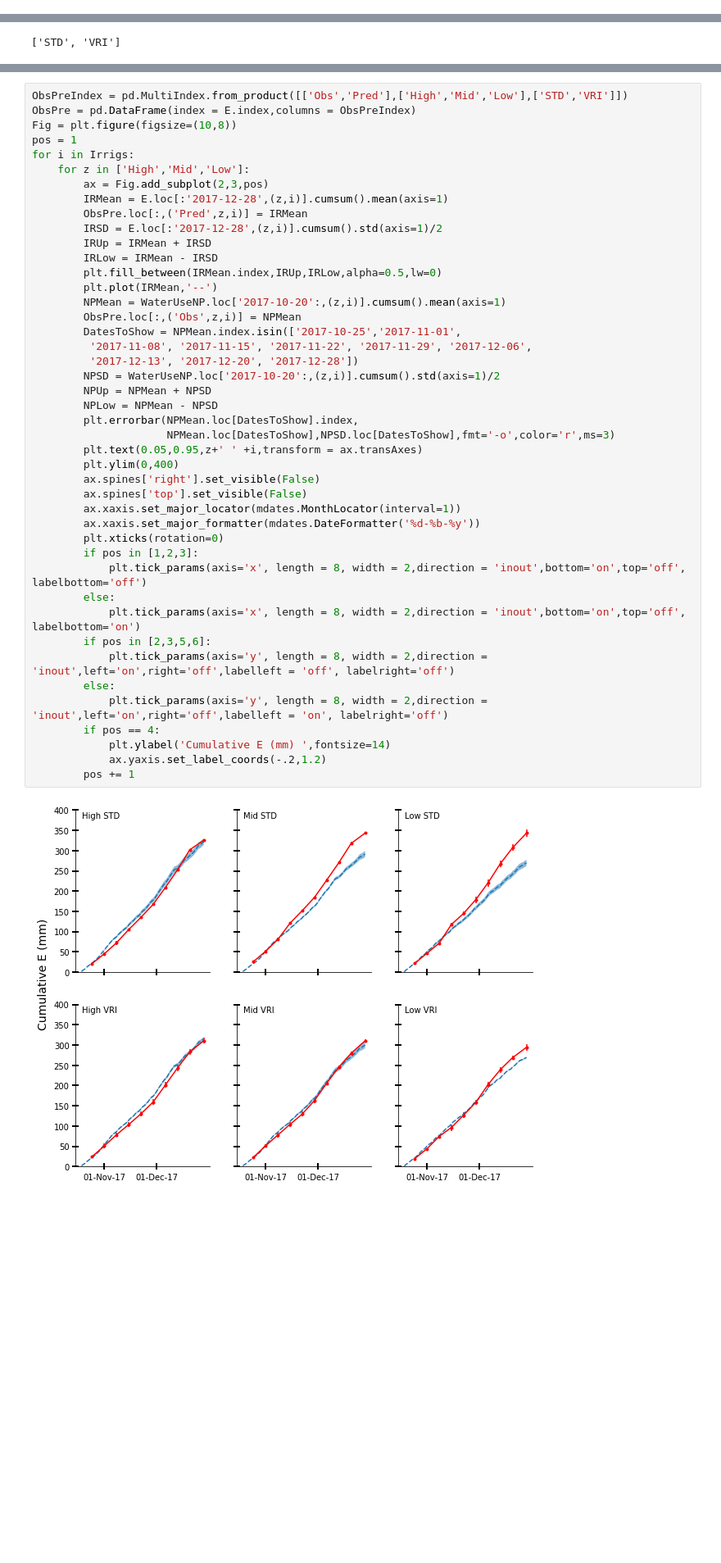
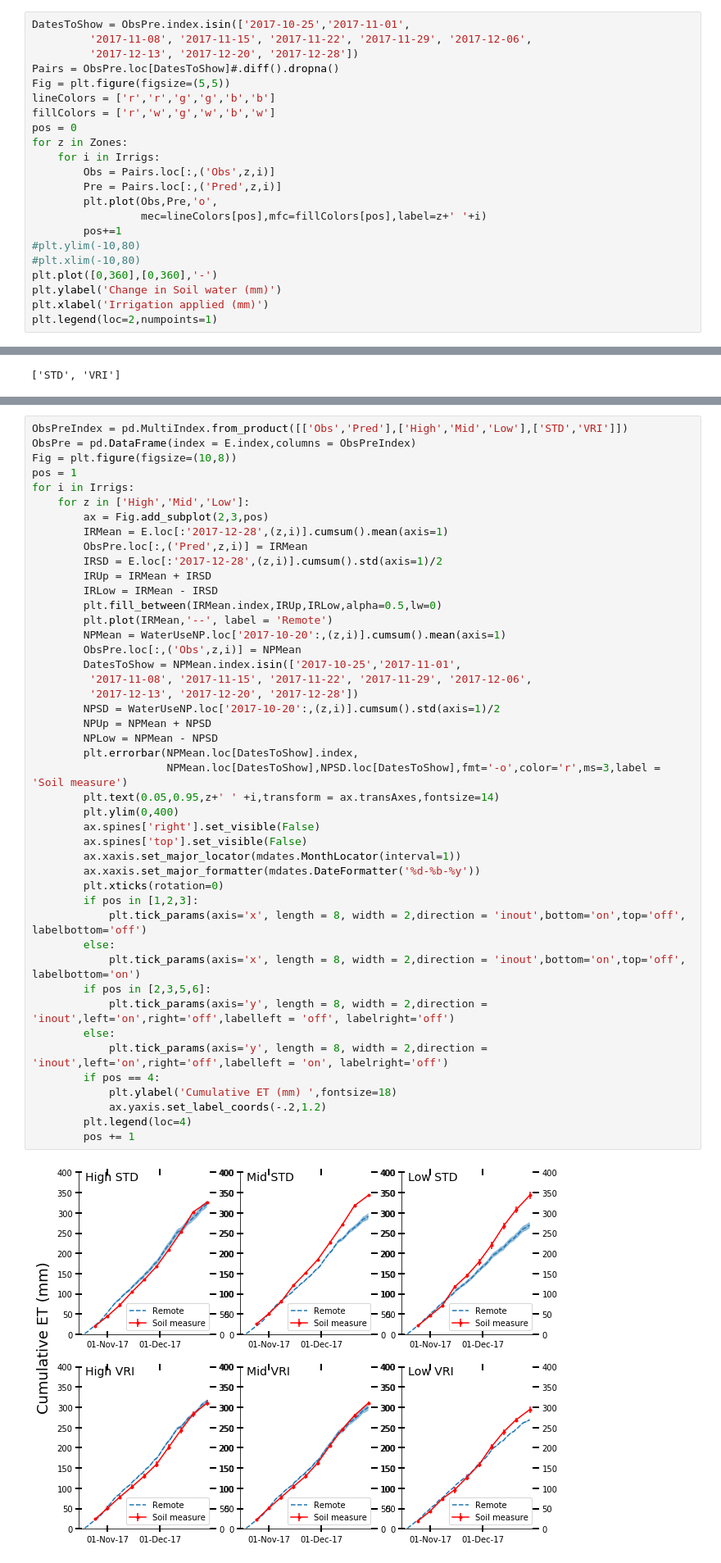
Before and after one commit to HamishBrownPFR/MVI, a Jupyter notebook: RA1.3/SoilWaterSummary.ipynb, the cells around one changed output, grey strips where cells are left out. Shown at 82% size. Saved outputs shown, nothing was run; the diff lists cells and outputs as text; blank space fills up the shorter version.

```diff
--- a/RA1.3/SoilWaterSummary.ipynb
+++ b/RA1.3/SoilWaterSummary.ipynb
@@ -432,0 +483,22 @@ Fig.savefig('K:\\CPDiary\\Data\\BaxtersMVI\\draft papers\\Submission versions\\r
+# %%
+DatesToShow = ObsPre.index.isin(['2017-10-25','2017-11-01',
+         '2017-11-08', '2017-11-15', '2017-11-22', '2017-11-29', '2017-12-06',
+         '2017-12-13', '2017-12-20', '2017-12-28'])
+Pairs = ObsPre.loc[DatesToShow]#.diff().dropna()
+Fig = plt.figure(figsize=(5,5))
+lineColors = ['r','r','g','g','b','b']
+fillColors = ['r','w','g','w','b','w']
+pos = 0
+for z in Zones:
+    for i in Irrigs:
+        Obs = Pairs.loc[:,('Obs',z,i)]
+        Pre = Pairs.loc[:,('Pred',z,i)]
+        plt.plot(Obs,Pre,'o',
+                 mec=lineColors[pos],mfc=fillColors[pos],label=z+' '+i)
+        pos+=1
+#plt.ylim(-10,80)
+#plt.xlim(-10,80)
+plt.plot([0,360],[0,360],'-')
+plt.ylabel('Change in Soil water (mm)')
+plt.xlabel('Irrigation applied (mm)')
+plt.legend(loc=2,numpoints=1)
@@ -468,38 +538,39 @@ for i in Irrigs:
         IRUp = IRMean + IRSD
         IRLow = IRMean - IRSD
         plt.fill_between(IRMean.index,IRUp,IRLow,alpha=0.5,lw=0)
-        plt.plot(IRMean,'--')
+        plt.plot(IRMean,'--', label = 'Remote')
         NPMean = WaterUseNP.loc['2017-10-20':,(z,i)].cumsum().mean(axis=1)
         ObsPre.loc[:,('Obs',z,i)] = NPMean
         DatesToShow = NPMean.index.isin(['2017-10-25','2017-11-01',
          '2017-11-08', '2017-11-15', '2017-11-22', '2017-11-29', '2017-12-06',
          '2017-12-13', '2017-12-20', '2017-12-28'])
         NPSD = WaterUseNP.loc['2017-10-20':,(z,i)].cumsum().std(axis=1)/2
         NPUp = NPMean + NPSD
         NPLow = NPMean - NPSD
         plt.errorbar(NPMean.loc[DatesToShow].index,
-                     NPMean.loc[DatesToShow],NPSD.loc[DatesToShow],fmt='-o',color='r',ms=3)
-        plt.text(0.05,0.95,z+' ' +i,transform = ax.transAxes)
+                     NPMean.loc[DatesToShow],NPSD.loc[DatesToShow],fmt='-o',color='r',ms=3,label = 'Soil measure')
+        plt.text(0.05,0.95,z+' ' +i,transform = ax.transAxes,fontsize=14)
         plt.ylim(0,400)
         ax.spines['right'].set_visible(False)
         ax.spines['top'].set_visible(False)
         ax.xaxis.set_major_locator(mdates.MonthLocator(interval=1))
         ax.xaxis.set_major_formatter(mdates.DateFormatter('%d-%b-%y'))
         plt.xticks(rotation=0)
         if pos in [1,2,3]:
             plt.tick_params(axis='x', length = 8, width = 2,direction = 'inout',bottom='on',top='off', labelbottom='off')
         else:
             plt.tick_params(axis='x', length = 8, width = 2,direction = 'inout',bottom='on',top='off', labelbottom='on')
         if pos in [2,3,5,6]:
             plt.tick_params(axis='y', length = 8, width = 2,direction = 'inout',left='on',right='off',labelleft = 'off', labelright='off')
         else:
             plt.tick_params(axis='y', length = 8, width = 2,direction = 'inout',left='on',right='off',labelleft = 'on', labelright='off')
         if pos == 4:
-            plt.ylabel('Cumulative E (mm) ',fontsize=14)
+            plt.ylabel('Cumulative ET (mm) ',fontsize=18)
             ax.yaxis.set_label_coords(-.2,1.2)
+        plt.legend(loc=4)
         pos += 1
 # %% [output]
-[figure, old version]
+[figure, new version]
 # %%
 WUDays = ['2017-10-25','2017-11-01', '2017-11-08',
  '2017-11-15', '2017-11-22',
```
Also changed, not shown: parts of 14 cells of this notebook, 3 other files.
